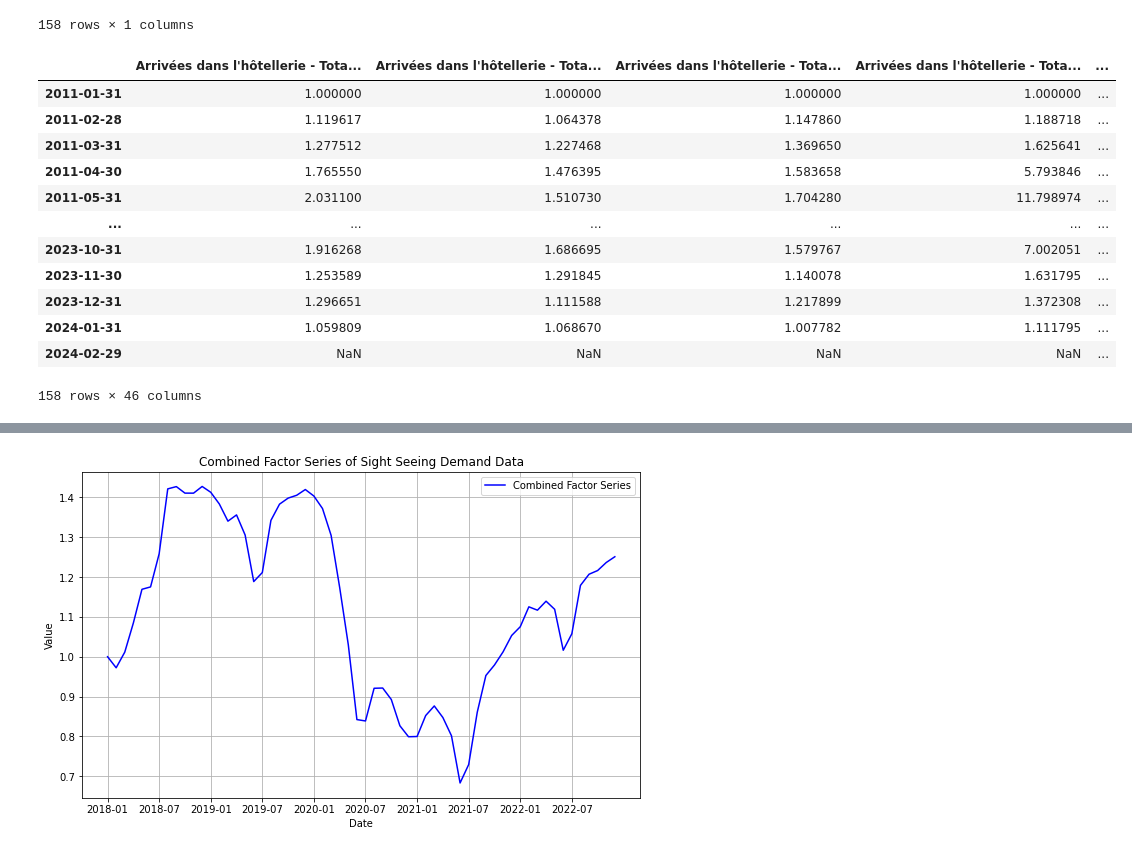
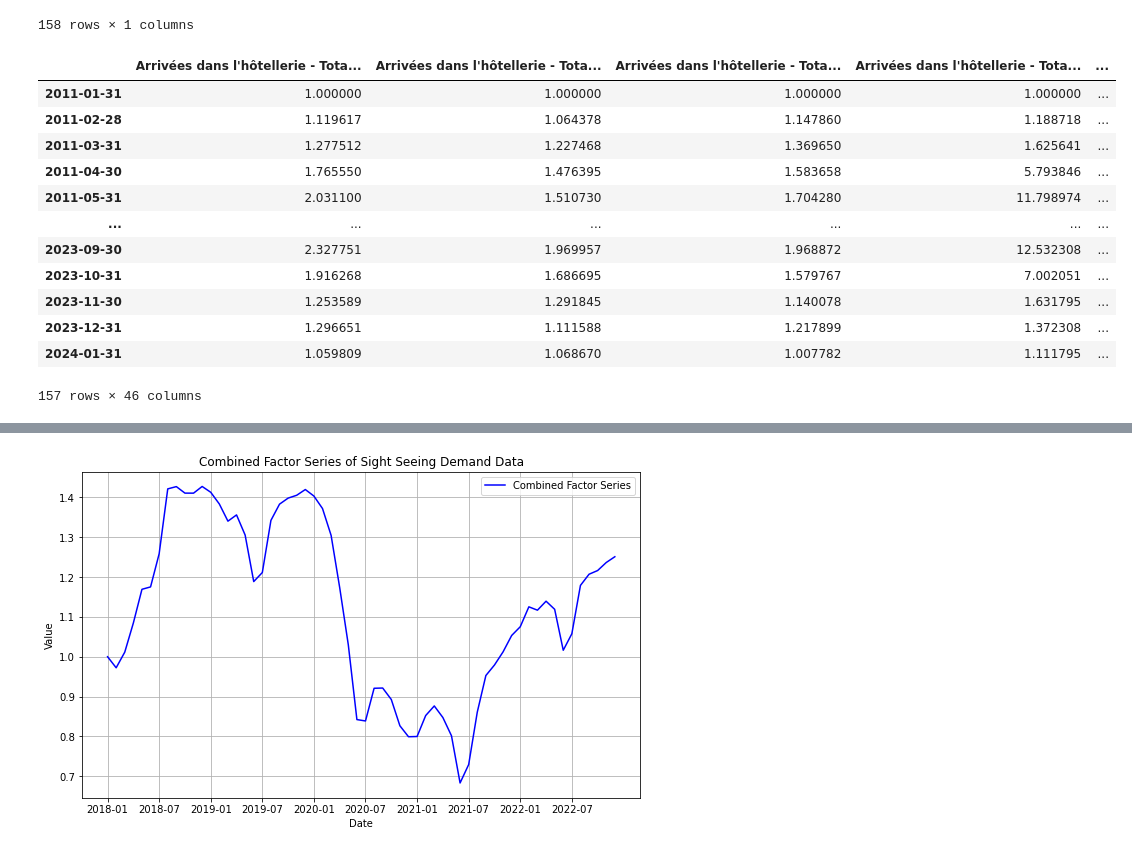
Before and after one commit to Laveine-v2/MODS206-DFM, a Jupyter notebook: Data_analysis.ipynb, the cells around one changed output, grey strips where cells are left out. Cells and saved outputs as stored; diff of their text form; code cells hidden in the pictures.

```diff
--- a/Data_analysis.ipynb
+++ b/Data_analysis.ipynb
@@ -184,18 +194,19 @@ cpi_index_df
 # %%
 # Concatenate overnight stays, exchange rate, stock prices and CPI index data
 data = pd.concat([overnight_stays_df_t, change_rate_pd, monthly_data, cpi_index_df], axis=1)
+data = data.drop(data.index[-1])
 data
 # %% [output]
 |  | Arrivées dans l'hôtellerie - Tota... | Arrivées dans l'hôtellerie - Tota... | Arrivées dans l'hôtellerie - Tota... | Arrivées dans l'hôtellerie - Tota... | ... |
 | 2011-01-31 | 1.000000 | 1.000000 | 1.000000 | 1.000000 | ... |
 | 2011-02-28 | 1.119617 | 1.064378 | 1.147860 | 1.188718 | ... |
 | 2011-03-31 | 1.277512 | 1.227468 | 1.369650 | 1.625641 | ... |
 | 2011-04-30 | 1.765550 | 1.476395 | 1.583658 | 5.793846 | ... |
 | 2011-05-31 | 2.031100 | 1.510730 | 1.704280 | 11.798974 | ... |
 | ... | ... | ... | ... | ... | ... |
+| 2023-09-30 | 2.327751 | 1.969957 | 1.968872 | 12.532308 | ... |
 | 2023-10-31 | 1.916268 | 1.686695 | 1.579767 | 7.002051 | ... |
 | 2023-11-30 | 1.253589 | 1.291845 | 1.140078 | 1.631795 | ... |
 | 2023-12-31 | 1.296651 | 1.111588 | 1.217899 | 1.372308 | ... |
 | 2024-01-31 | 1.059809 | 1.068670 | 1.007782 | 1.111795 | ... |
-| 2024-02-29 | NaN | NaN | NaN | NaN | ... |
-158 rows × 46 columns
+157 rows × 46 columns
```
Also changed, not shown: parts of 9 cells of this notebook.
